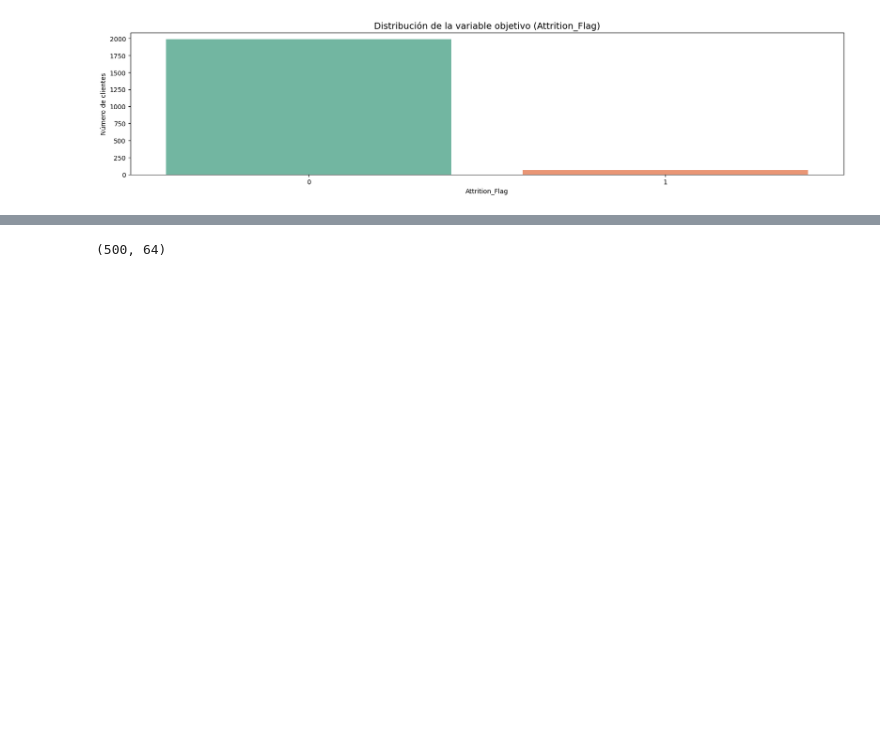
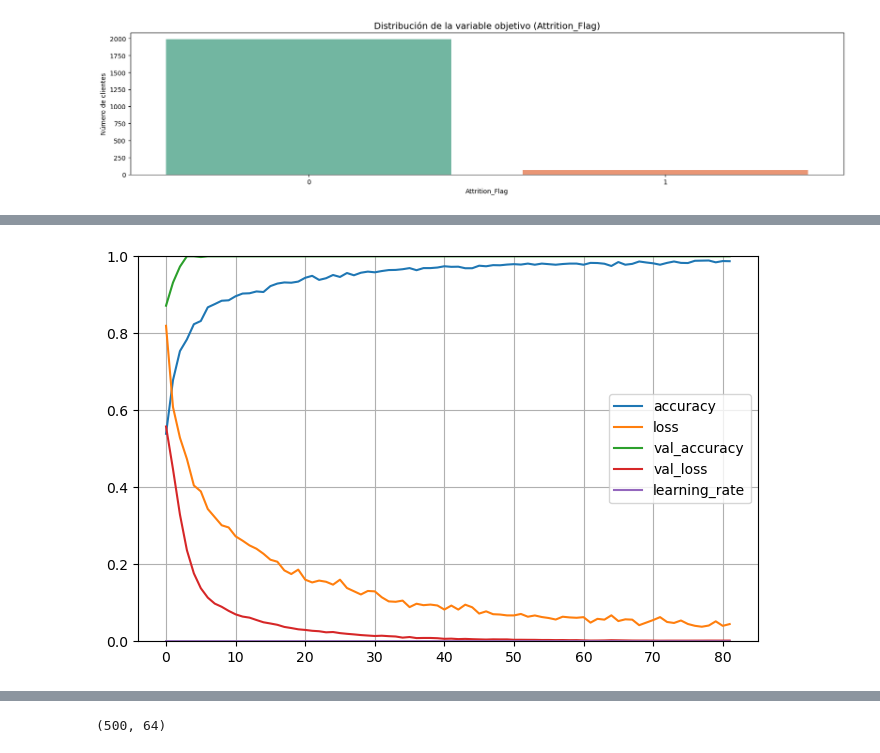
Before and after one commit to Crismaro19/deepLearningTalleres, a Jupyter notebook: miniProyecto/miniProyecto-Copy1.ipynb, the cells around one changed output, grey strips where cells are left out. Drawn from its saved outputs; the diff is of its cells as text; code cells hidden in the pictures; blank space fills up the shorter version.

Commit message:
Se agrega un modelo #2 con estrategias de batch normalization y tasa de aprendizaje adaptativa

```diff
--- a/miniProyecto/miniProyecto-Copy1.ipynb
+++ b/miniProyecto/miniProyecto-Copy1.ipynb
@@ -276,0 +284,4 @@ test_loss, test_acc = model.evaluate(X_test_array, y_test_array)
+# %%
+opt2=Adam(learning_rate=0.0003)
+opt=Adam(learning_rate=0.001, beta_1=0.9, beta_2=0.999, epsilon=0.0000001)
+model2.compile(optimizer=opt2, loss='binary_crossentropy', metrics=['accuracy'])
@@ -276,0 +312,19 @@ test_loss, test_acc = model.evaluate(X_test_array, y_test_array)
+# %%
+early_stopping = EarlyStopping(
+    monitor='val_loss',
+    patience=10,
+    restore_best_weights=True
+)
+# %%
+reduce_lr = ReduceLROnPlateau(
+    monitor='val_loss', factor=0.5, patience=4, min_lr=1e-6
+)
+# %%
+history2 = model2.fit(
+    X_train_array, y_train_array,
+    epochs=100,
+    validation_split=0.15,
+    callbacks=[early_stopping, reduce_lr],
+    batch_size=64,
+    verbose=2
+)
@@ -276,0 +349,8 @@ test_loss, test_acc = model.evaluate(X_test_array, y_test_array)
+# %%
+# graficar el entrenamiento del modelo
+pd.DataFrame(history2.history).plot(figsize=(8, 5))
+plt.grid(True)
+plt.gca().set_ylim(0, 1) # set the vertical range to [0-1]
+plt.show()
+# %% [output]
+[figure, added]
```
Also changed, not shown: parts of 40 cells of this notebook, 1 other file.
